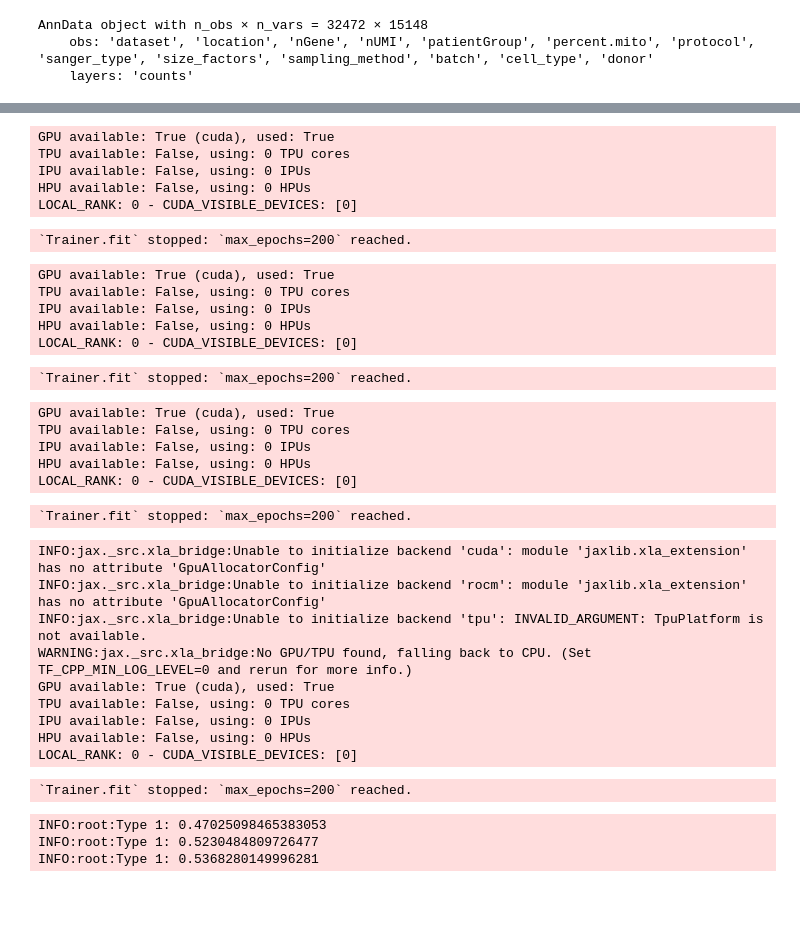
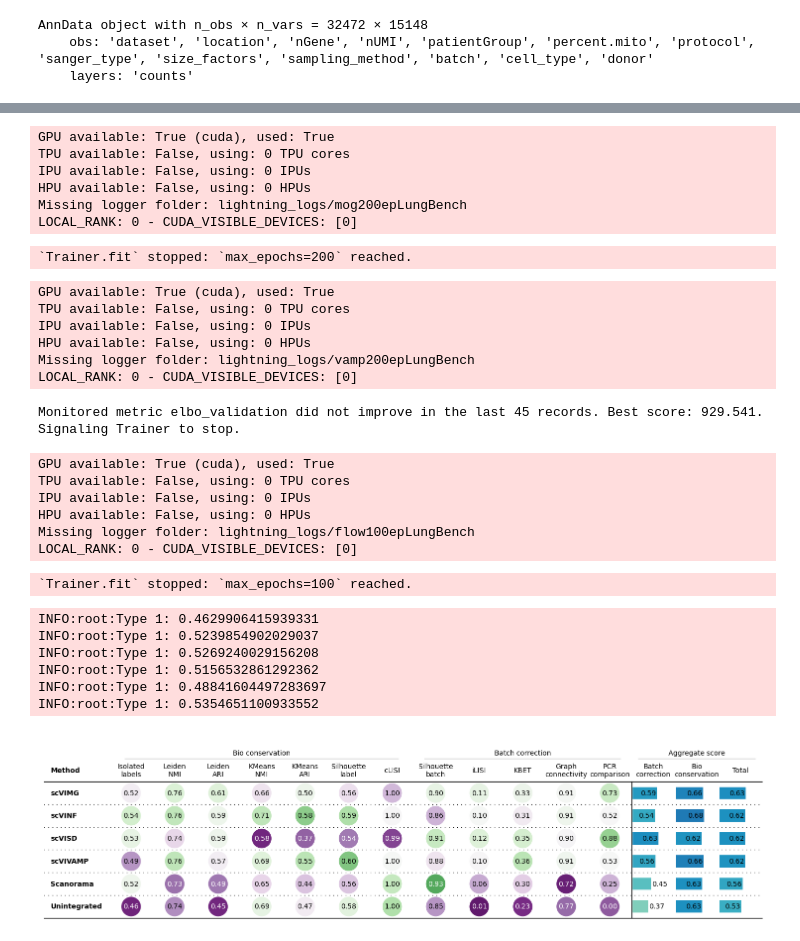
Before and after one commit to LeanderDiazBone/BachelorThesis, a Jupyter notebook: benchmarking_lung.ipynb, the cells around one changed output, grey strips where cells are left out. Cells and saved outputs as stored; diff of their text form; code cells hidden in the pictures; blank space fills up the shorter version.

```diff
--- a/benchmarking_lung.ipynb
+++ b/benchmarking_lung.ipynb
@@ -78,48 +53,48 @@ HPU available: False, using: 0 HPUs
 LOCAL_RANK: 0 - CUDA_VISIBLE_DEVICES: [0]
 `Trainer.fit` stopped: `max_epochs=200` reached.
 # %%
-normalAdata, vaeN = trainModelBenchmark(adata.copy(), "normal",max_epochs=200)
+mogAdata, vaeMG = trainModelBenchmark(adata.copy(), "mixofgaus",max_epochs=200,log=True,logname="mog200epLungBench",early_stopping=True)
 # %% [output]
 GPU available: True (cuda), used: True
 TPU available: False, using: 0 TPU cores
 IPU available: False, using: 0 IPUs
 HPU available: False, using: 0 HPUs
+Missing logger folder: lightning_logs/mog200epLungBench
 LOCAL_RANK: 0 - CUDA_VISIBLE_DEVICES: [0]
 `Trainer.fit` stopped: `max_epochs=200` reached.
 # %%
-mogAdata, vaeMG = trainModelBenchmark(adata.copy(), "mixofgaus",max_epochs=200)
+vampAdata, vaeVP = trainModelBenchmark(adata.copy(), "vamp",max_epochs=200,log=True,logname="vamp200epLungBench",early_stopping=True)
 # %% [output]
 GPU available: True (cuda), used: True
 TPU available: False, using: 0 TPU cores
 IPU available: False, using: 0 IPUs
 HPU available: False, using: 0 HPUs
+Missing logger folder: lightning_logs/vamp200epLungBench
 LOCAL_RANK: 0 - CUDA_VISIBLE_DEVICES: [0]
-`Trainer.fit` stopped: `max_epochs=200` reached.
+Monitored metric elbo_validation did not improve in the last 45 records. Best score: 929.541. Signaling Trainer to stop.
-# %%
-vampAdata, vaeVP = trainModelBenchmark(adata.copy(), "vamp",max_epochs=200)
-# %% [output]
-GPU available: True (cuda), used: True
-TPU available: False, using: 0 TPU cores
-IPU available: False, using: 0 IPUs
-HPU available: False, using: 0 HPUs
-LOCAL_RANK: 0 - CUDA_VISIBLE_DEVICES: [0]
-`Trainer.fit` stopped: `max_epochs=200` reached.
 # %%
-flowAdata, vaeNF = trainModelBenchmark(adata.copy(), 'normalflow', max_epochs=200)
+flowAdata, vaeNF = trainModelBenchmark(adata.copy(), 'normalflow', max_epochs=100, log=True, logname="flow100epLungBench",early_stopping=True)
 # %% [output]
-INFO:jax._src.xla_bridge:Unable to initialize backend 'cuda': module 'jaxlib.xla_extension' has no attribute 'GpuAllocatorConfig'
-INFO:jax._src.xla_bridge:Unable to initialize backend 'rocm': module 'jaxlib.xla_extension' has no attribute 'GpuAllocatorConfig'
-INFO:jax._src.xla_bridge:Unable to initialize backend 'tpu': INVALID_ARGUMENT: TpuPlatform is not available.
-WARNING:jax._src.xla_bridge:No GPU/TPU found, falling back to CPU. (Set TF_CPP_MIN_LOG_LEVEL=0 and rerun for more info.)
 GPU available: True (cuda), used: True
 TPU available: False, using: 0 TPU cores
 IPU available: False, using: 0 IPUs
 HPU available: False, using: 0 HPUs
+Missing logger folder: lightning_logs/flow100epLungBench
 LOCAL_RANK: 0 - CUDA_VISIBLE_DEVICES: [0]
-`Trainer.fit` stopped: `max_epochs=200` reached.
+`Trainer.fit` stopped: `max_epochs=100` reached.
+# %%
+allAdata = sdnormalAdata.copy()
+allAdata.obsm["scVISD"] = sdnormalAdata.obsm["scVI"]
+allAdata.obsm["scVIMG"] = mogAdata.obsm["scVI"]
+allAdata.obsm["scVIVAMP"] = vampAdata.obsm["scVI"]
+allAdata.obsm["scVINF"] = flowAdata.obsm["scVI"]
 # %%
-plotBenchmarkResults(flowAdata,keys=["Unintegrated","Scanorama", "scVI"])
+plotBenchmarkResults(allAdata,keys=["Unintegrated","Scanorama", "scVISD", "scVIMG", "scVIVAMP", "scVINF"])
 # %% [output]
-INFO:root:Type 1: 0.47025098465383053
-INFO:root:Type 1: 0.5230484809726477
-INFO:root:Type 1: 0.5368280149996281
+INFO:root:Type 1: 0.4629906415939331
+INFO:root:Type 1: 0.5239854902029037
+INFO:root:Type 1: 0.5269240029156208
+INFO:root:Type 1: 0.5156532861292362
+INFO:root:Type 1: 0.48841604497283697
+INFO:root:Type 1: 0.5354651100933552
+[figure, added]
```
Also changed, not shown: parts of 16 cells of this notebook, 26 other files.
